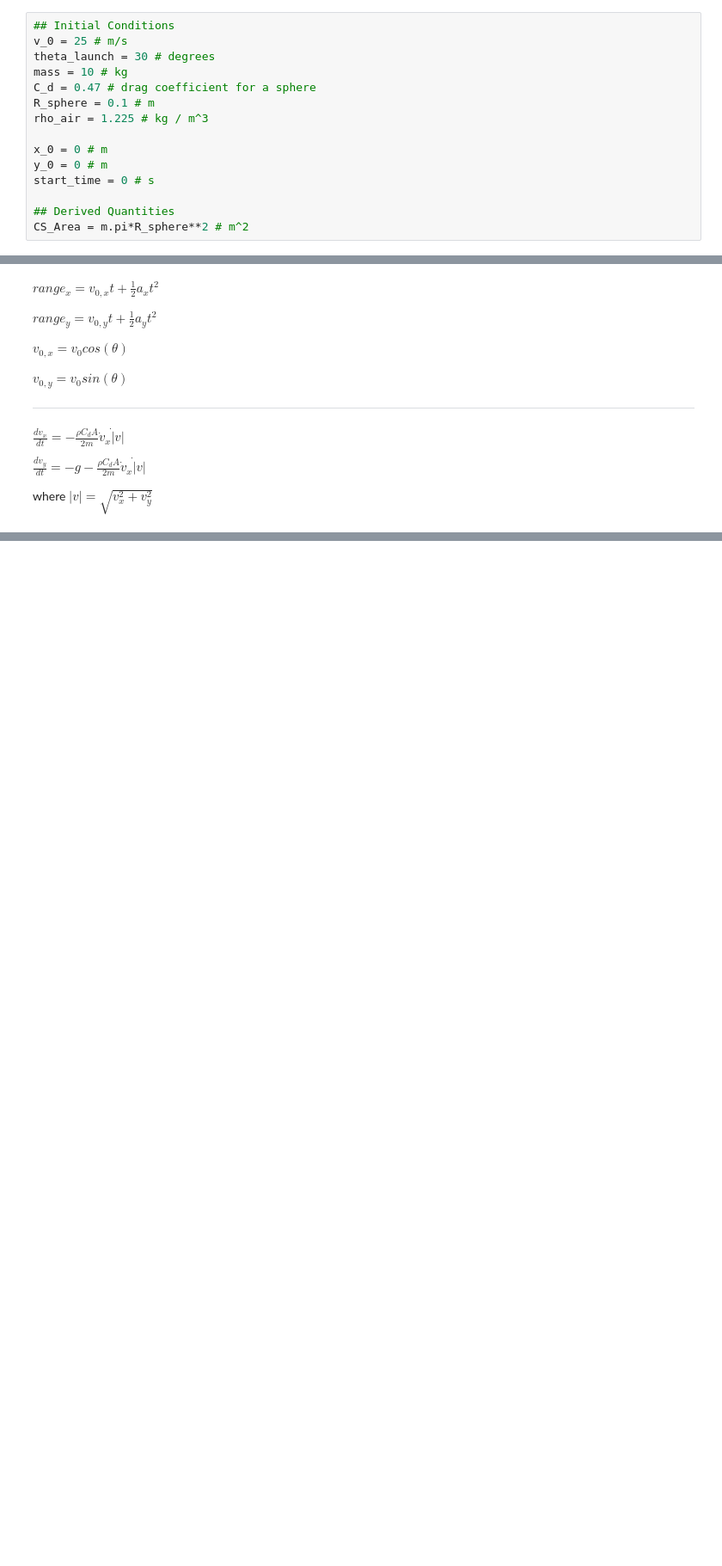
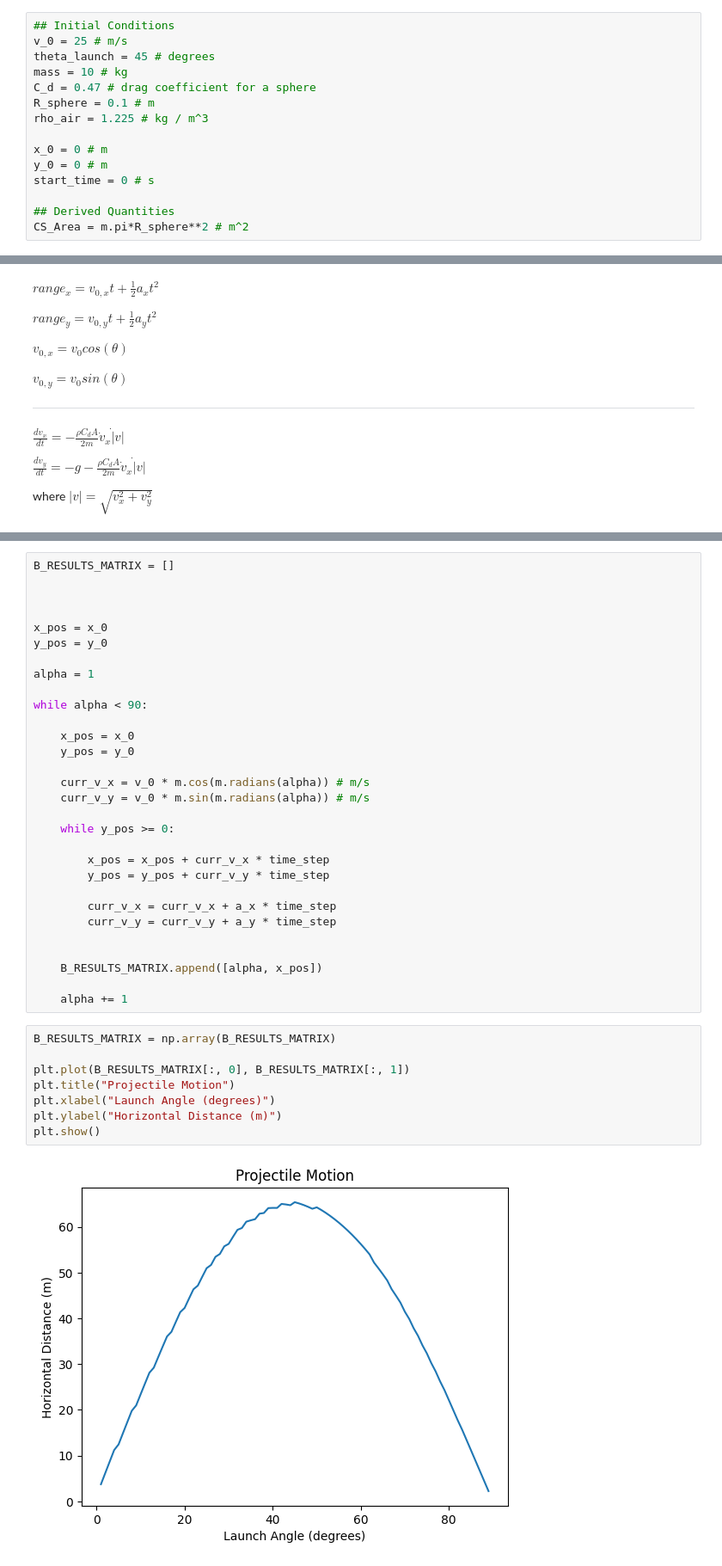
Before and after one commit to liamnester97/engineering-refreshers-Summer2026, a Jupyter notebook: P4-ProjecttileMotion/P4-ProjecttileMotion.ipynb, the cells around one changed output, grey strips where cells are left out. Shown at 86% size. Drawn from its saved outputs; the diff is of its cells as text; blank space fills up the shorter version.

```diff
--- a/P4-ProjecttileMotion/P4-ProjecttileMotion.ipynb
+++ b/P4-ProjecttileMotion/P4-ProjecttileMotion.ipynb
@@ -33,7 +29,7 @@ import matplotlib.pyplot as plt
 # %%
 ## Initial Conditions
 v_0 = 25 # m/s
-theta_launch = 30 # degrees
+theta_launch = 45 # degrees
 mass = 10 # kg
 C_d = 0.47 # drag coefficient for a sphere
 R_sphere = 0.1 # m
@@ -148,0 +118,40 @@ Text(0, 0.5, 'Y Position (m)')
+# %%
+B_RESULTS_MATRIX = []
+
+
+
+x_pos = x_0
+y_pos = y_0
+
+alpha = 1
+
+while alpha < 90:
+
+    x_pos = x_0
+    y_pos = y_0
+
+    curr_v_x = v_0 * m.cos(m.radians(alpha)) # m/s
+    curr_v_y = v_0 * m.sin(m.radians(alpha)) # m/s
+
+    while y_pos >= 0:
+
+        x_pos = x_pos + curr_v_x * time_step
+        y_pos = y_pos + curr_v_y * time_step
+
+        curr_v_x = curr_v_x + a_x * time_step
+        curr_v_y = curr_v_y + a_y * time_step
+
+
+    B_RESULTS_MATRIX.append([alpha, x_pos])
+
+    alpha += 1
+# %%
+B_RESULTS_MATRIX = np.array(B_RESULTS_MATRIX)
+
+plt.plot(B_RESULTS_MATRIX[:, 0], B_RESULTS_MATRIX[:, 1])
+plt.title("Projectile Motion")
+plt.xlabel("Launch Angle (degrees)")
+plt.ylabel("Horizontal Distance (m)")
+plt.show()
+# %% [output]
+[figure, added]
```
Also changed, not shown: parts of 15 cells of this notebook.
